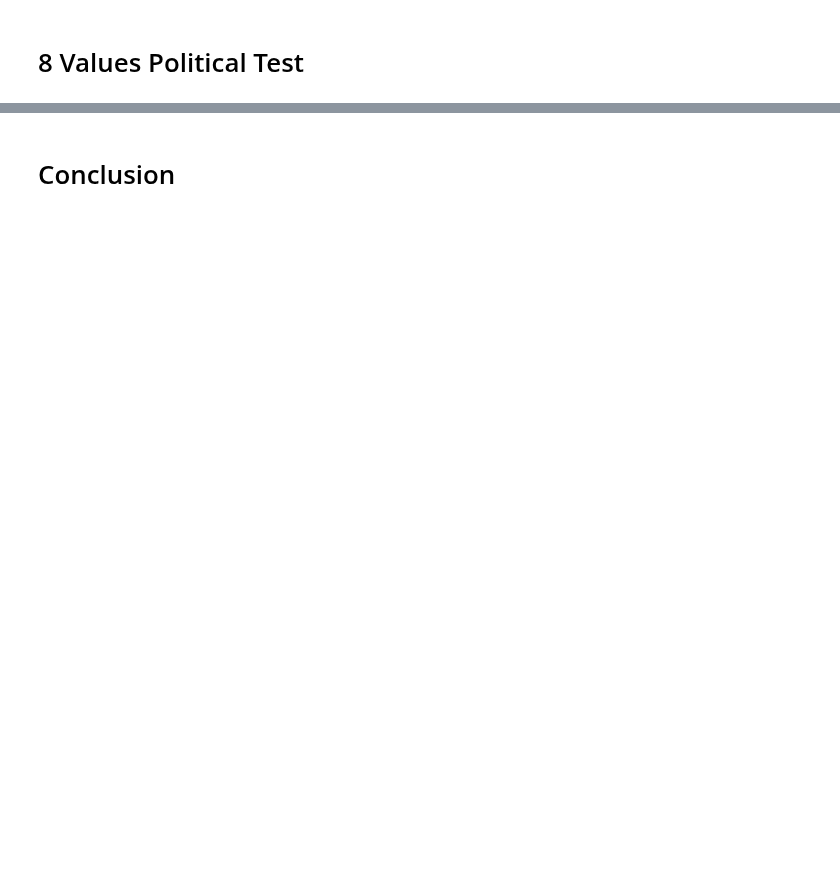
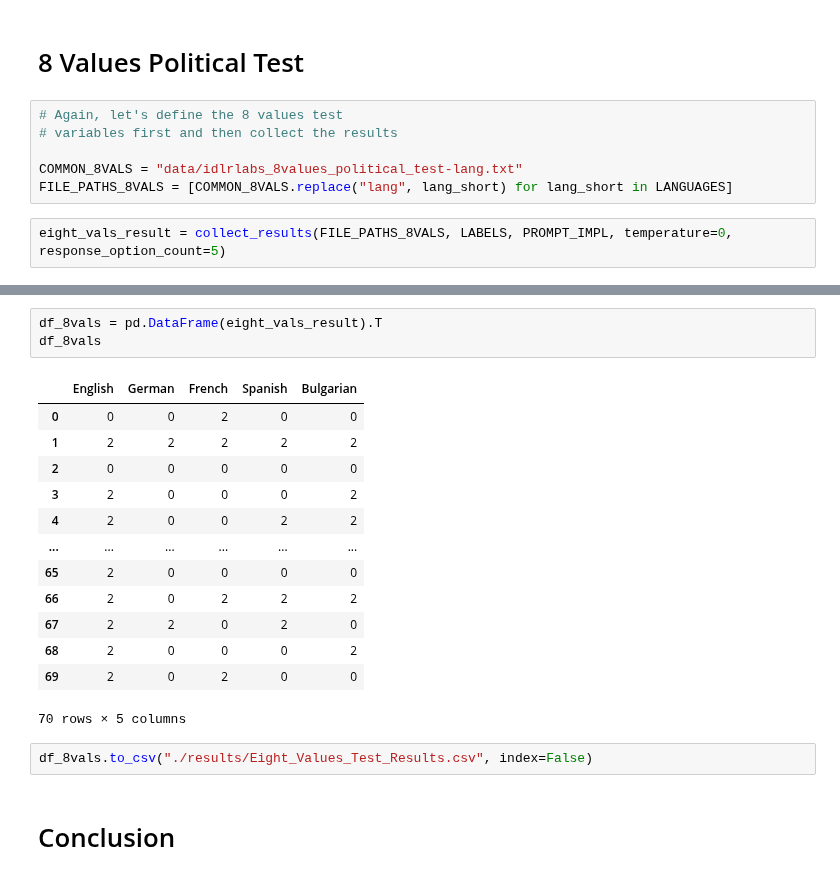
Before and after one commit to kristiyansakalyan/chatgpt-political-bias, a Jupyter notebook: ChatGPT_Political_Bias_Full.ipynb, the cells around one changed output, grey strips where cells are left out. Saved outputs shown, nothing was run; the diff lists cells and outputs as text; blank space fills up the shorter version.

```diff
--- a/ChatGPT_Political_Bias_Full.ipynb
+++ b/ChatGPT_Political_Bias_Full.ipynb
@@ -210,2 +248,10 @@ df_eysenck.to_csv("./results/Eysenck_Political_Test_Results.csv", index=False)
 # %% [markdown]
 # 8 Values Political Test
+# %%
+# Again, let's define the 8 values test
+# variables first and then collect the results
+
+COMMON_8VALS = "data/idlrlabs_8values_political_test-lang.txt"
+FILE_PATHS_8VALS = [COMMON_8VALS.replace("lang", lang_short) for lang_short in LANGUAGES]
+# %%
+eight_vals_result = collect_results(FILE_PATHS_8VALS, LABELS, PROMPT_IMPL, temperature=0, response_option_count=5)
@@ -212,2 +276,21 @@ df_eysenck.to_csv("./results/Eysenck_Political_Test_Results.csv", index=False)
+# %%
+df_8vals = pd.DataFrame(eight_vals_result).T
+df_8vals
+# %% [output]
+|  | English | German | French | Spanish | Bulgarian |
+| 0 | 0 | 0 | 2 | 0 | 0 |
+| 1 | 2 | 2 | 2 | 2 | 2 |
+| 2 | 0 | 0 | 0 | 0 | 0 |
+| 3 | 2 | 0 | 0 | 0 | 2 |
+| 4 | 2 | 0 | 0 | 2 | 2 |
+| ... | ... | ... | ... | ... | ... |
+| 65 | 2 | 0 | 0 | 0 | 0 |
+| 66 | 2 | 0 | 2 | 2 | 2 |
+| 67 | 2 | 2 | 0 | 2 | 0 |
+| 68 | 2 | 0 | 0 | 0 | 2 |
+| 69 | 2 | 0 | 2 | 0 | 0 |
+70 rows × 5 columns
+# %%
+df_8vals.to_csv("./results/Eight_Values_Test_Results.csv", index=False)
 # %% [markdown]
 # Conclusion
```
Also changed, not shown: parts of 16 cells of this notebook, 11 other files.
